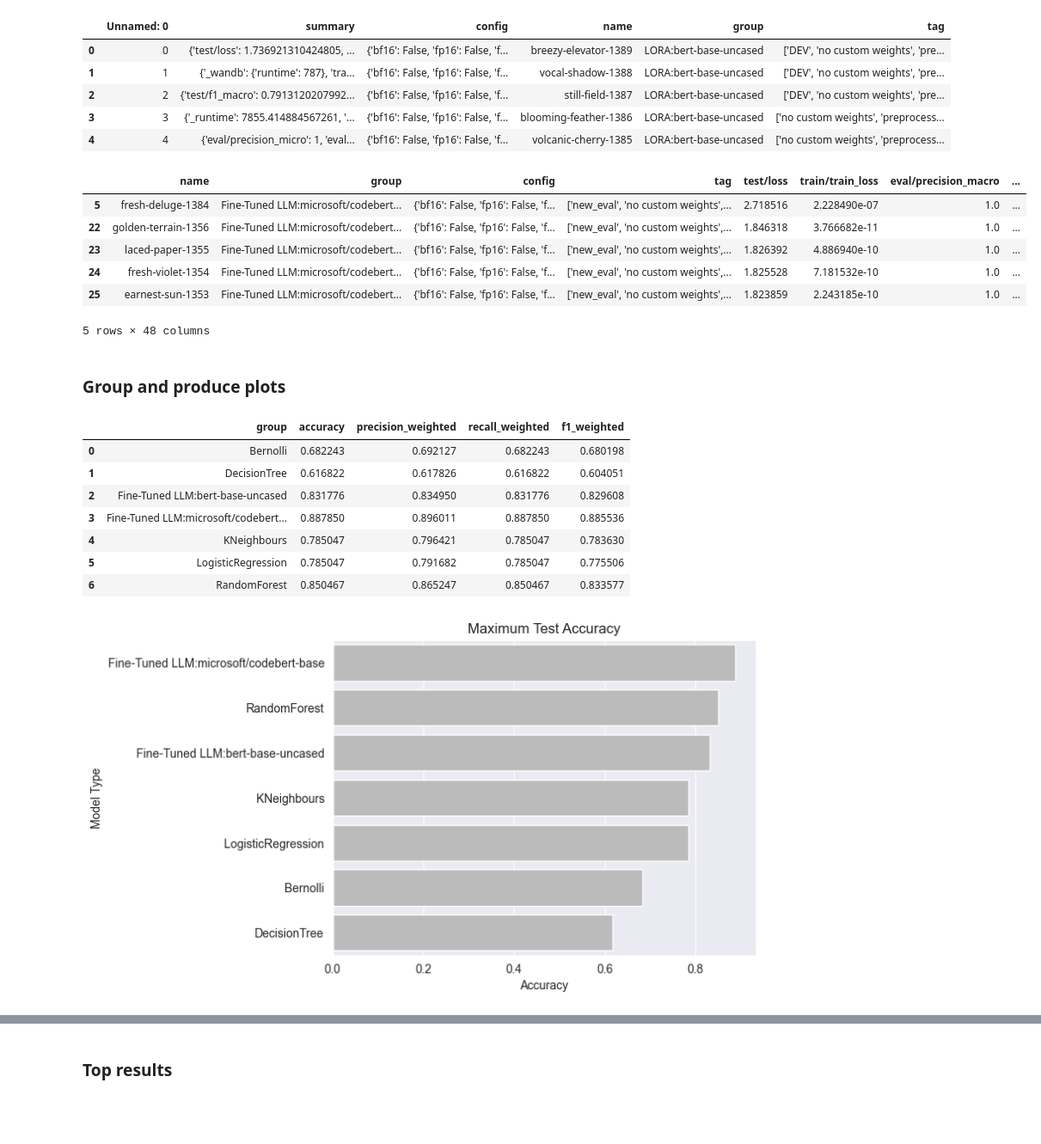
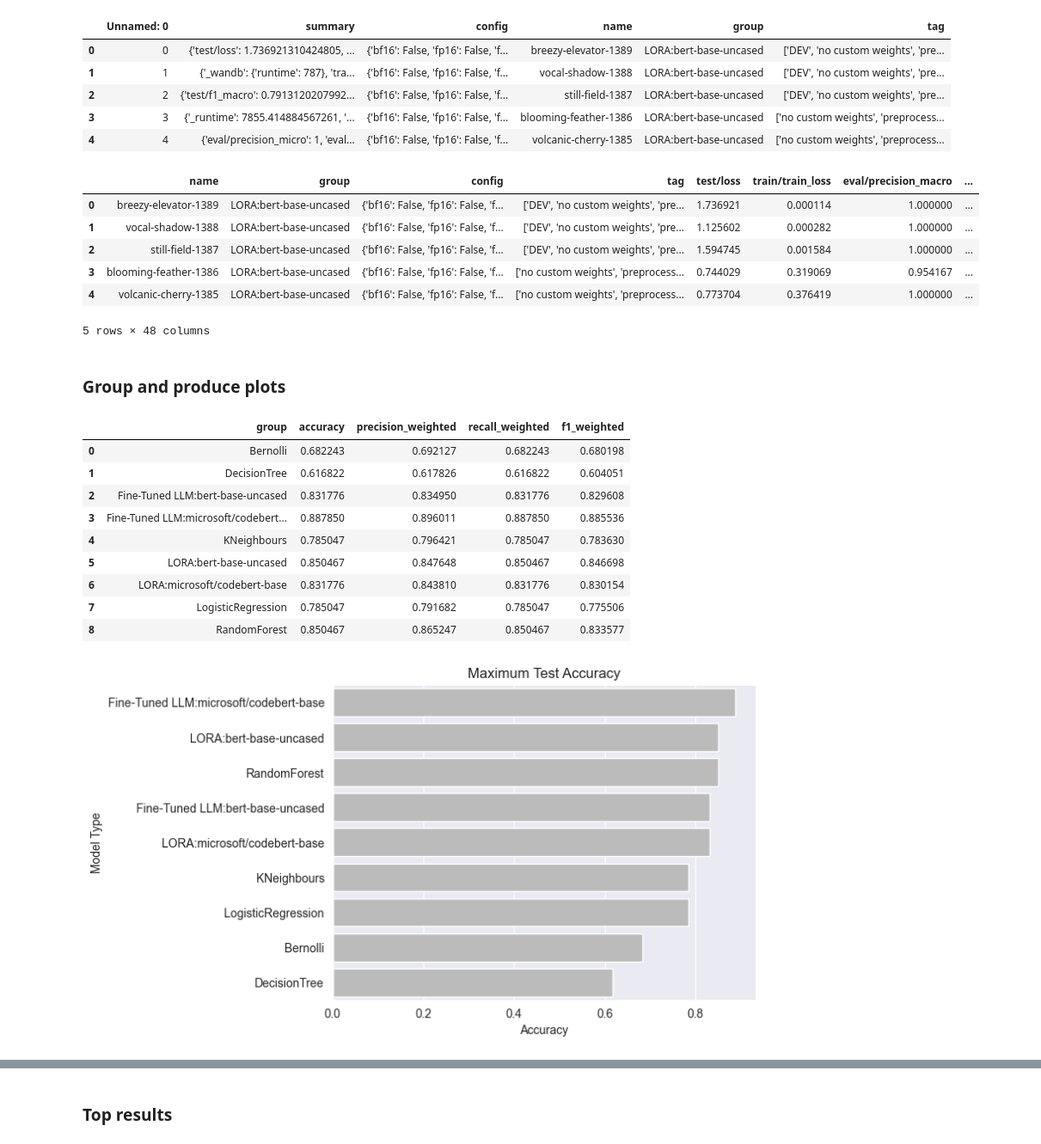
Before and after one commit to m-messer/Grading-Documentation-with-Machine-Learning, a Jupyter notebook: results.ipynb, the cells around one changed output, grey strips where cells are left out. Shown at 86% size. Cells and saved outputs as stored; diff of their text form; code cells hidden in the pictures; blank space fills up the shorter version.

```diff
--- a/results.ipynb
+++ b/results.ipynb
@@ -60,16 +60,15 @@ runs_df.head()
 | 4 | 4 | {'eval/precision_micro': 1, 'eval... | {'bf16': False, 'fp16': False, 'f... | volcanic-cherry-1385 | LORA:bert-base-uncased | ['no custom weights', 'preprocess... |
 # %%
 df = pd.concat([runs_df[['name', 'group', 'config', 'tag']], pd.json_normalize(runs_df['summary'])], axis=1)
-df = df[~df['group'].str.contains('LORA')]
 
 df.head()
 # %% [output]
 |  | name | group | config | tag | test/loss | train/train_loss | eval/precision_macro | ... |
-| 5 | fresh-deluge-1384 | Fine-Tuned LLM:microsoft/codebert... | {'bf16': False, 'fp16': False, 'f... | ['new_eval', 'no custom weights',... | 2.718516 | 2.228490e-07 | 1.0 | ... |
-| 22 | golden-terrain-1356 | Fine-Tuned LLM:microsoft/codebert... | {'bf16': False, 'fp16': False, 'f... | ['new_eval', 'no custom weights',... | 1.846318 | 3.766682e-11 | 1.0 | ... |
-| 23 | laced-paper-1355 | Fine-Tuned LLM:microsoft/codebert... | {'bf16': False, 'fp16': False, 'f... | ['new_eval', 'no custom weights',... | 1.826392 | 4.886940e-10 | 1.0 | ... |
-| 24 | fresh-violet-1354 | Fine-Tuned LLM:microsoft/codebert... | {'bf16': False, 'fp16': False, 'f... | ['new_eval', 'no custom weights',... | 1.825528 | 7.181532e-10 | 1.0 | ... |
-| 25 | earnest-sun-1353 | Fine-Tuned LLM:microsoft/codebert... | {'bf16': False, 'fp16': False, 'f... | ['new_eval', 'no custom weights',... | 1.823859 | 2.243185e-10 | 1.0 | ... |
+| 0 | breezy-elevator-1389 | LORA:bert-base-uncased | {'bf16': False, 'fp16': False, 'f... | ['DEV', 'no custom weights', 'pre... | 1.736921 | 0.000114 | 1.000000 | ... |
+| 1 | vocal-shadow-1388 | LORA:bert-base-uncased | {'bf16': False, 'fp16': False, 'f... | ['DEV', 'no custom weights', 'pre... | 1.125602 | 0.000282 | 1.000000 | ... |
+| 2 | still-field-1387 | LORA:bert-base-uncased | {'bf16': False, 'fp16': False, 'f... | ['DEV', 'no custom weights', 'pre... | 1.594745 | 0.001584 | 1.000000 | ... |
+| 3 | blooming-feather-1386 | LORA:bert-base-uncased | {'bf16': False, 'fp16': False, 'f... | ['no custom weights', 'preprocess... | 0.744029 | 0.319069 | 0.954167 | ... |
+| 4 | volcanic-cherry-1385 | LORA:bert-base-uncased | {'bf16': False, 'fp16': False, 'f... | ['no custom weights', 'preprocess... | 0.773704 | 0.376419 | 1.000000 | ... |
 5 rows × 48 columns
 # %% [markdown]
 ### Group and produce plots
@@ -91,14 +90,16 @@ grouped_df
 | 2 | Fine-Tuned LLM:bert-base-uncased | 0.831776 | 0.834950 | 0.831776 | 0.829608 |
 | 3 | Fine-Tuned LLM:microsoft/codebert... | 0.887850 | 0.896011 | 0.887850 | 0.885536 |
 | 4 | KNeighbours | 0.785047 | 0.796421 | 0.785047 | 0.783630 |
-| 5 | LogisticRegression | 0.785047 | 0.791682 | 0.785047 | 0.775506 |
-| 6 | RandomForest | 0.850467 | 0.865247 | 0.850467 | 0.833577 |
+| 5 | LORA:bert-base-uncased | 0.850467 | 0.847648 | 0.850467 | 0.846698 |
+| 6 | LORA:microsoft/codebert-base | 0.831776 | 0.843810 | 0.831776 | 0.830154 |
+| 7 | LogisticRegression | 0.785047 | 0.791682 | 0.785047 | 0.775506 |
+| 8 | RandomForest | 0.850467 | 0.865247 | 0.850467 | 0.833577 |
 # %%
 acc = sns.barplot(grouped_df[['group', 'accuracy']].sort_values('accuracy', ascending=False), y='group', x='accuracy', color=grey)
 acc.set(title='Maximum Test Accuracy', xlabel='Accuracy', ylabel='Model Type')
 acc.get_figure().savefig('plots/accuracy.pdf', bbox_inches='tight')
 # %% [output]
-[figure, old version]
+[figure, new version]
 # %%
 recall = sns.barplot(grouped_df[['group', 'recall_weighted']].sort_values('recall_weighted', ascending=False), y='group', x='recall_weighted', color=grey)
 recall.set(title='Maximum Test Recall', xlabel='Weighted Recall', ylabel='Model Type')
```
Also changed, not shown: parts of 9 cells of this notebook, 6 other files.
